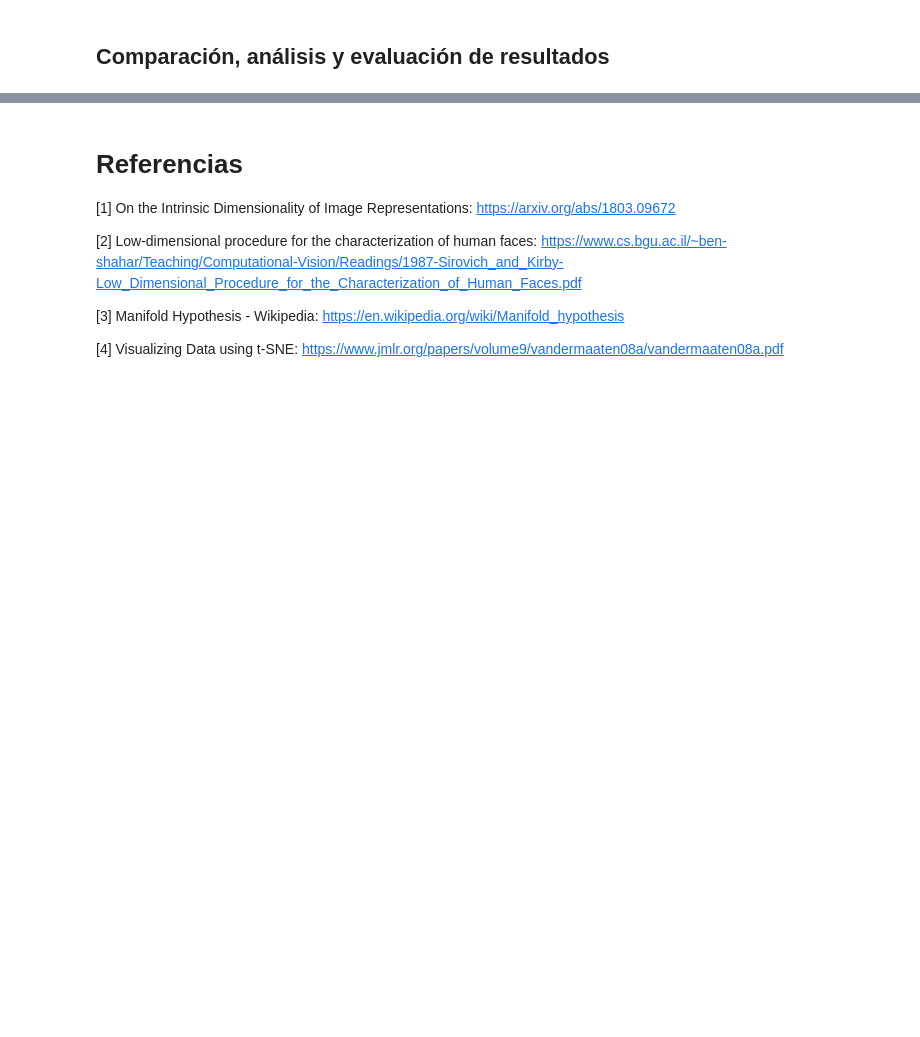
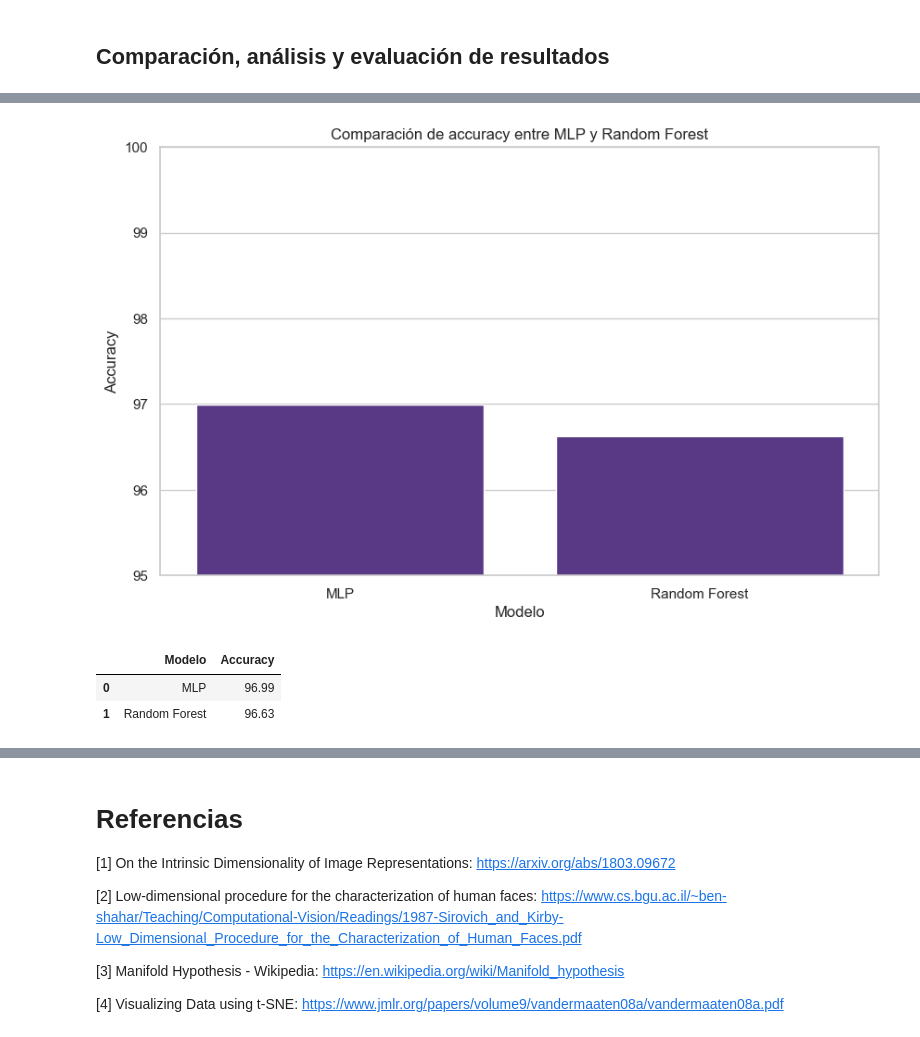
Before and after one commit to milton-lopez/analisis_d, a Jupyter notebook: src/AdD_a14_GRUPO_LOPEZ.ipynb, the cells around one changed output, grey strips where cells are left out. Saved outputs shown, nothing was run; the diff lists cells and outputs as text; code cells hidden in the pictures; blank space fills up the shorter version.

```diff
--- a/src/AdD_a14_GRUPO_LOPEZ.ipynb
+++ b/src/AdD_a14_GRUPO_LOPEZ.ipynb
@@ -1288,0 +1397,28 @@ TBD!!!
+# %%
+import pandas as pd
+import seaborn as sns
+import matplotlib.pyplot as plt
+
+accuracies_df = pd.DataFrame(
+    {
+        "Modelo": ["MLP", "Random Forest"],
+        "Accuracy": [96.99, 96.63],
+    }
+)
+
+sns.set(style="whitegrid")
+sns.set_palette("Purples_r")
+
+plt.figure(figsize=(10, 6))
+accuracy_plot = sns.barplot(x="Modelo", y="Accuracy", data=accuracies_df)
+plt.title("Comparación de accuracy entre MLP y Random Forest")
+plt.ylim(95, 100)
+plt.show()
+# %% [output]
+[figure, added]
+# %%
+accuracies_df
+# %% [output]
+|  | Modelo | Accuracy |
+| 0 | MLP | 96.99 |
+| 1 | Random Forest | 96.63 |
```
Also changed, not shown: parts of 56 cells of this notebook, 1 other file.
